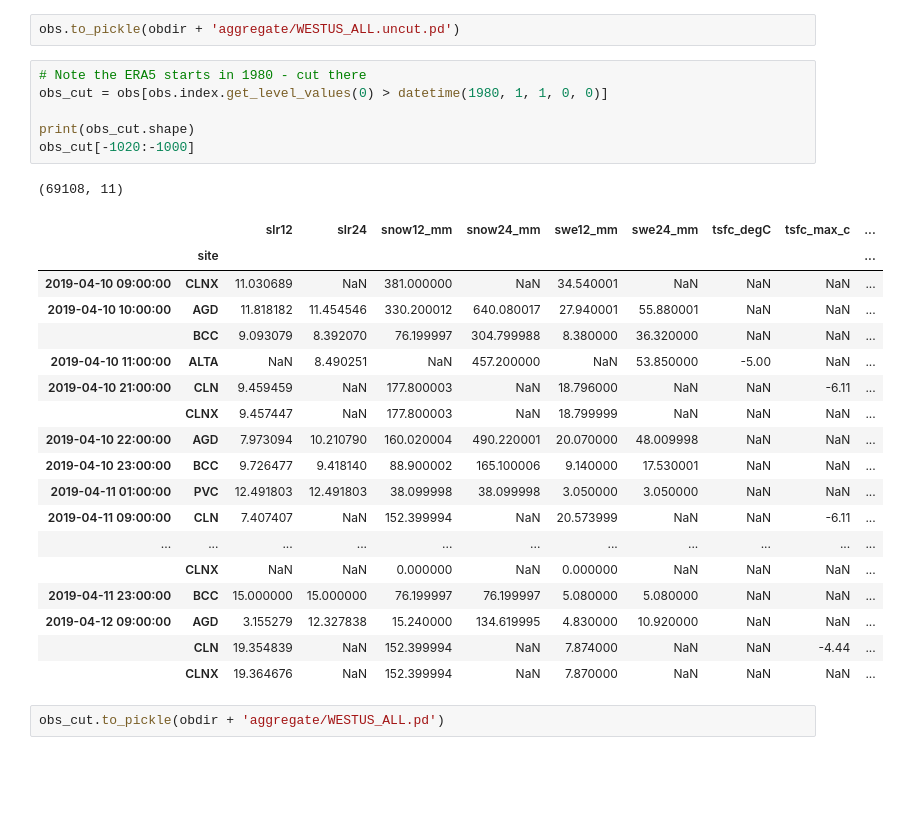
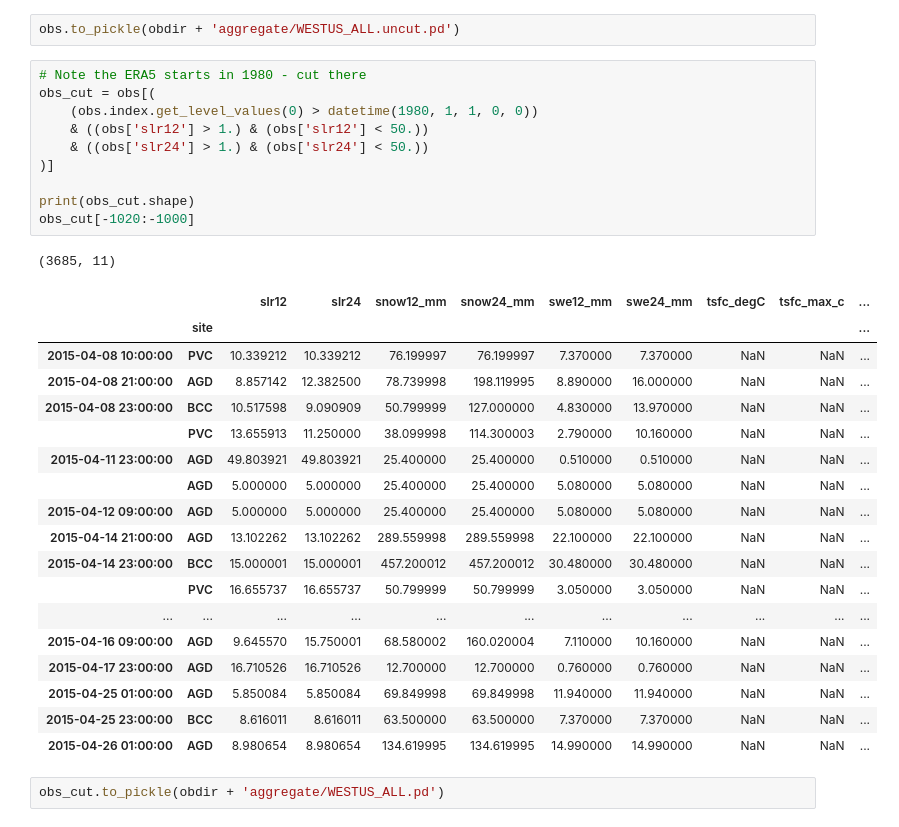
Before and after one commit to m-wessler/snow-liquid-ratio, a Jupyter notebook: data-tools/aggregate_observations.ipynb, the cells around one changed output. Cells and saved outputs as stored; diff of their text form; blank space fills up the shorter version.

```diff
--- a/data-tools/aggregate_observations.ipynb
+++ b/data-tools/aggregate_observations.ipynb
@@ -73,29 +77,33 @@ Aggregating CLNX
 obs.to_pickle(obdir + 'aggregate/WESTUS_ALL.uncut.pd')
 # %%
 # Note the ERA5 starts in 1980 - cut there
-obs_cut = obs[obs.index.get_level_values(0) > datetime(1980, 1, 1, 0, 0)]
+obs_cut = obs[(
+    (obs.index.get_level_values(0) > datetime(1980, 1, 1, 0, 0))
+    & ((obs['slr12'] > 1.) & (obs['slr12'] < 50.))
+    & ((obs['slr24'] > 1.) & (obs['slr24'] < 50.))
+)]
 
 print(obs_cut.shape)
 obs_cut[-1020:-1000]
 # %% [output]
-(69108, 11)
+(3685, 11)
 |  |  | slr12 | slr24 | snow12_mm | snow24_mm | swe12_mm | swe24_mm | tsfc_degC | tsfc_max_c | ... |
 |  | site |  |  |  |  |  |  |  |  | ... |
-| 2019-04-10 09:00:00 | CLNX | 11.030689 | NaN | 381.000000 | NaN | 34.540001 | NaN | NaN | NaN | ... |
-| 2019-04-10 10:00:00 | AGD | 11.818182 | 11.454546 | 330.200012 | 640.080017 | 27.940001 | 55.880001 | NaN | NaN | ... |
-|  | BCC | 9.093079 | 8.392070 | 76.199997 | 304.799988 | 8.380000 | 36.320000 | NaN | NaN | ... |
-| 2019-04-10 11:00:00 | ALTA | NaN | 8.490251 | NaN | 457.200000 | NaN | 53.850000 | -5.00 | NaN | ... |
-| 2019-04-10 21:00:00 | CLN | 9.459459 | NaN | 177.800003 | NaN | 18.796000 | NaN | NaN | -6.11 | ... |
-|  | CLNX | 9.457447 | NaN | 177.800003 | NaN | 18.799999 | NaN | NaN | NaN | ... |
-| 2019-04-10 22:00:00 | AGD | 7.973094 | 10.210790 | 160.020004 | 490.220001 | 20.070000 | 48.009998 | NaN | NaN | ... |
-| 2019-04-10 23:00:00 | BCC | 9.726477 | 9.418140 | 88.900002 | 165.100006 | 9.140000 | 17.530001 | NaN | NaN | ... |
-| 2019-04-11 01:00:00 | PVC | 12.491803 | 12.491803 | 38.099998 | 38.099998 | 3.050000 | 3.050000 | NaN | NaN | ... |
-| 2019-04-11 09:00:00 | CLN | 7.407407 | NaN | 152.399994 | NaN | 20.573999 | NaN | NaN | -6.11 | ... |
+| 2015-04-08 10:00:00 | PVC | 10.339212 | 10.339212 | 76.199997 | 76.199997 | 7.370000 | 7.370000 | NaN | NaN | ... |
+| 2015-04-08 21:00:00 | AGD | 8.857142 | 12.382500 | 78.739998 | 198.119995 | 8.890000 | 16.000000 | NaN | NaN | ... |
+| 2015-04-08 23:00:00 | BCC | 10.517598 | 9.090909 | 50.799999 | 127.000000 | 4.830000 | 13.970000 | NaN | NaN | ... |
+|  | PVC | 13.655913 | 11.250000 | 38.099998 | 114.300003 | 2.790000 | 10.160000 | NaN | NaN | ... |
+| 2015-04-11 23:00:00 | AGD | 49.803921 | 49.803921 | 25.400000 | 25.400000 | 0.510000 | 0.510000 | NaN | NaN | ... |
+|  | AGD | 5.000000 | 5.000000 | 25.400000 | 25.400000 | 5.080000 | 5.080000 | NaN | NaN | ... |
+| 2015-04-12 09:00:00 | AGD | 5.000000 | 5.000000 | 25.400000 | 25.400000 | 5.080000 | 5.080000 | NaN | NaN | ... |
+| 2015-04-14 21:00:00 | AGD | 13.102262 | 13.102262 | 289.559998 | 289.559998 | 22.100000 | 22.100000 | NaN | NaN | ... |
+| 2015-04-14 23:00:00 | BCC | 15.000001 | 15.000001 | 457.200012 | 457.200012 | 30.480000 | 30.480000 | NaN | NaN | ... |
+|  | PVC | 16.655737 | 16.655737 | 50.799999 | 50.799999 | 3.050000 | 3.050000 | NaN | NaN | ... |
 | ... | ... | ... | ... | ... | ... | ... | ... | ... | ... | ... |
-|  | CLNX | NaN | NaN | 0.000000 | NaN | 0.000000 | NaN | NaN | NaN | ... |
-| 2019-04-11 23:00:00 | BCC | 15.000000 | 15.000000 | 76.199997 | 76.199997 | 5.080000 | 5.080000 | NaN | NaN | ... |
-| 2019-04-12 09:00:00 | AGD | 3.155279 | 12.327838 | 15.240000 | 134.619995 | 4.830000 | 10.920000 | NaN | NaN | ... |
-|  | CLN | 19.354839 | NaN | 152.399994 | NaN | 7.874000 | NaN | NaN | -4.44 | ... |
-|  | CLNX | 19.364676 | NaN | 152.399994 | NaN | 7.870000 | NaN | NaN | NaN | ... |
+| 2015-04-16 09:00:00 | AGD | 9.645570 | 15.750001 | 68.580002 | 160.020004 | 7.110000 | 10.160000 | NaN | NaN | ... |
+| 2015-04-17 23:00:00 | AGD | 16.710526 | 16.710526 | 12.700000 | 12.700000 | 0.760000 | 0.760000 | NaN | NaN | ... |
+| 2015-04-25 01:00:00 | AGD | 5.850084 | 5.850084 | 69.849998 | 69.849998 | 11.940000 | 11.940000 | NaN | NaN | ... |
+| 2015-04-25 23:00:00 | BCC | 8.616011 | 8.616011 | 63.500000 | 63.500000 | 7.370000 | 7.370000 | NaN | NaN | ... |
+| 2015-04-26 01:00:00 | AGD | 8.980654 | 8.980654 | 134.619995 | 134.619995 | 14.990000 | 14.990000 | NaN | NaN | ... |
 # %%
 obs_cut.to_pickle(obdir + 'aggregate/WESTUS_ALL.pd')
```
Also changed, not shown: parts of 3 cells of this notebook, 3 other files.
